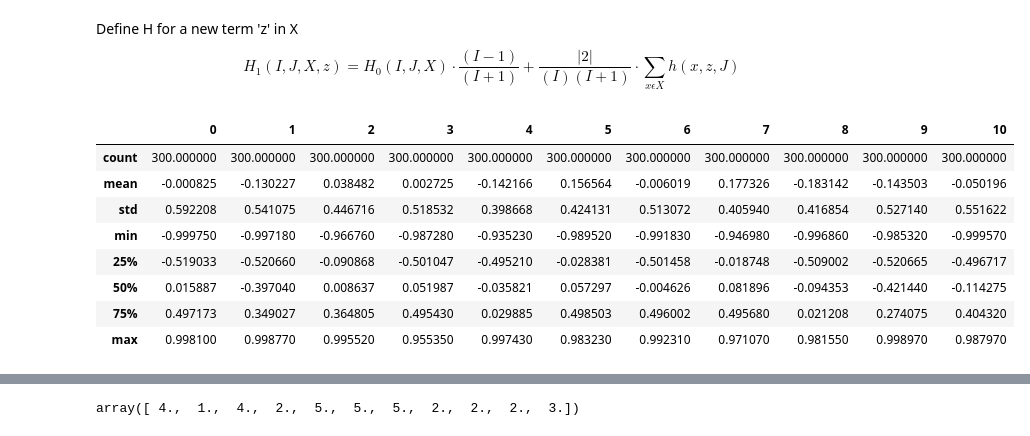
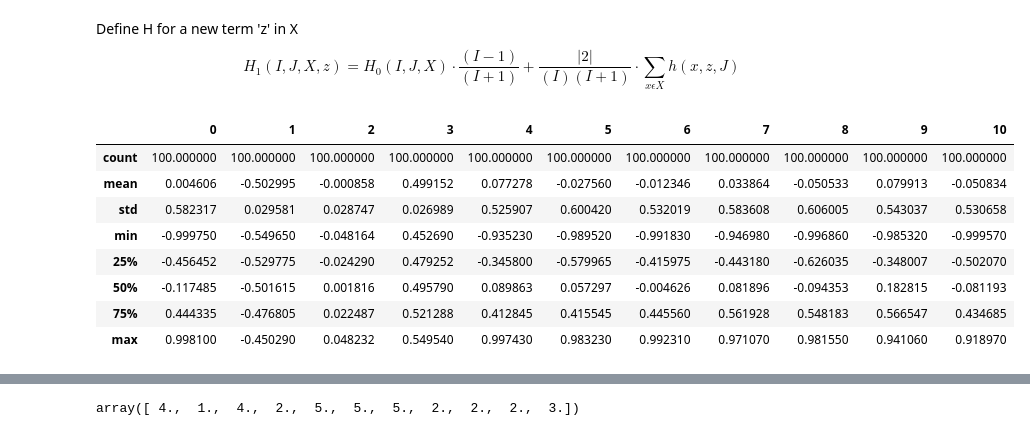
Before and after one commit to josechudev/GeneExpressionBiClustering, a Jupyter notebook: Notebooks/3.1 RAPOOC Test.ipynb, the cells around one changed output, grey strips where cells are left out. Saved outputs shown, nothing was run; the diff lists cells and outputs as text; code cells hidden in the pictures.

```diff
--- a/Notebooks/3.1 RAPOOC Test.ipynb
+++ b/Notebooks/3.1 RAPOOC Test.ipynb
@@ -101,19 +101,19 @@ $$
 H_{1}(I,J,X,z) =H_{0}(I,J,X) \cdot \frac{(I-1)}{(I+1)} + \frac{|2|}{(I)(I+1)} \cdot \sum_{x \epsilon X} {h(x,z,J)}
 $$
 # %%
-data = pd.read_csv('TestData/SimulatedDataCoherence/BiclusterABC_high.csv',header=None)
+data = pd.read_csv('TestData/SimulatedDataCoherence/BiclusterA_high.csv',header=None)
 # data = (data - 0.5) * 2.0
 data.describe()
 # %% [output]
 |  | 0 | 1 | 2 | 3 | 4 | 5 | 6 | 7 | 8 | 9 | 10 |
-| count | 300.000000 | 300.000000 | 300.000000 | 300.000000 | 300.000000 | 300.000000 | 300.000000 | 300.000000 | 300.000000 | 300.000000 | 300.000000 |
-| mean | -0.000825 | -0.130227 | 0.038482 | 0.002725 | -0.142166 | 0.156564 | -0.006019 | 0.177326 | -0.183142 | -0.143503 | -0.050196 |
-| std | 0.592208 | 0.541075 | 0.446716 | 0.518532 | 0.398668 | 0.424131 | 0.513072 | 0.405940 | 0.416854 | 0.527140 | 0.551622 |
-| min | -0.999750 | -0.997180 | -0.966760 | -0.987280 | -0.935230 | -0.989520 | -0.991830 | -0.946980 | -0.996860 | -0.985320 | -0.999570 |
-| 25% | -0.519033 | -0.520660 | -0.090868 | -0.501047 | -0.495210 | -0.028381 | -0.501458 | -0.018748 | -0.509002 | -0.520665 | -0.496717 |
-| 50% | 0.015887 | -0.397040 | 0.008637 | 0.051987 | -0.035821 | 0.057297 | -0.004626 | 0.081896 | -0.094353 | -0.421440 | -0.114275 |
-| 75% | 0.497173 | 0.349027 | 0.364805 | 0.495430 | 0.029885 | 0.498503 | 0.496002 | 0.495680 | 0.021208 | 0.274075 | 0.404320 |
-| max | 0.998100 | 0.998770 | 0.995520 | 0.955350 | 0.997430 | 0.983230 | 0.992310 | 0.971070 | 0.981550 | 0.998970 | 0.987970 |
+| count | 100.000000 | 100.000000 | 100.000000 | 100.000000 | 100.000000 | 100.000000 | 100.000000 | 100.000000 | 100.000000 | 100.000000 | 100.000000 |
+| mean | 0.004606 | -0.502995 | -0.000858 | 0.499152 | 0.077278 | -0.027560 | -0.012346 | 0.033864 | -0.050533 | 0.079913 | -0.050834 |
+| std | 0.582317 | 0.029581 | 0.028747 | 0.026989 | 0.525907 | 0.600420 | 0.532019 | 0.583608 | 0.606005 | 0.543037 | 0.530658 |
+| min | -0.999750 | -0.549650 | -0.048164 | 0.452690 | -0.935230 | -0.989520 | -0.991830 | -0.946980 | -0.996860 | -0.985320 | -0.999570 |
+| 25% | -0.456452 | -0.529775 | -0.024290 | 0.479252 | -0.345800 | -0.579965 | -0.415975 | -0.443180 | -0.626035 | -0.348007 | -0.502070 |
+| 50% | -0.117485 | -0.501615 | 0.001816 | 0.495790 | 0.089863 | 0.057297 | -0.004626 | 0.081896 | -0.094353 | 0.182815 | -0.081193 |
+| 75% | 0.444335 | -0.476805 | 0.022487 | 0.521288 | 0.412845 | 0.415545 | 0.445560 | 0.561928 | 0.548183 | 0.566547 | 0.434685 |
+| max | 0.998100 | -0.450290 | 0.048232 | 0.549540 | 0.997430 | 0.983230 | 0.992310 | 0.971070 | 0.981550 | 0.941060 | 0.918970 |
 # %%
 PairBasedCoherence(data).HP
 # %% [output]
```
Also changed, not shown: parts of 15 cells of this notebook.
